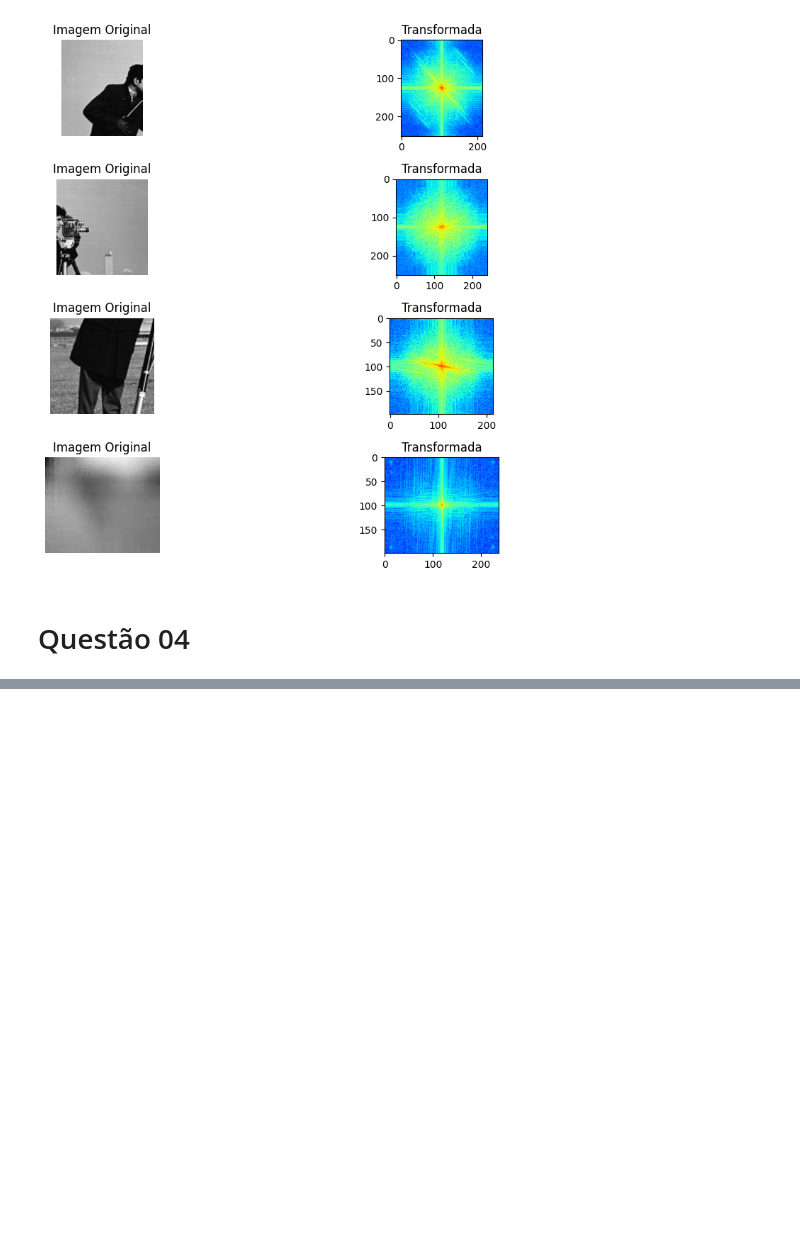
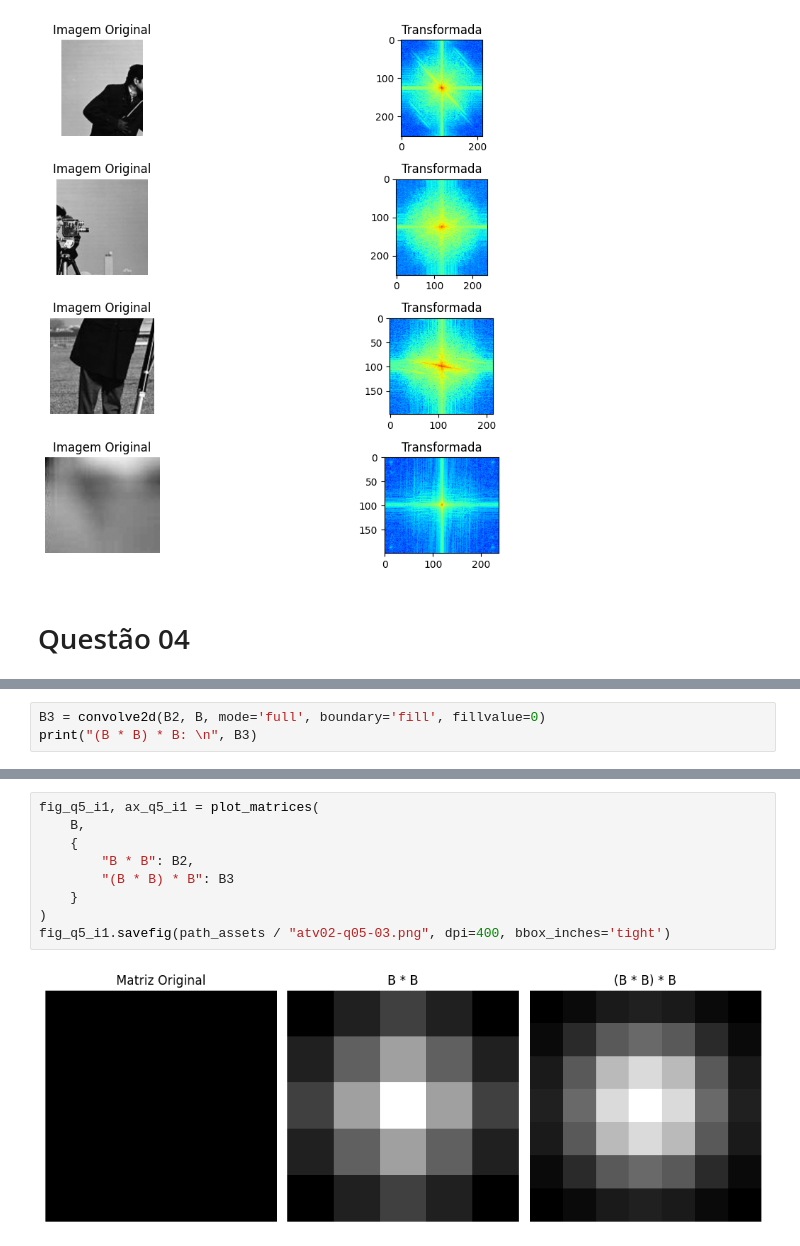
Before and after one commit to Manuelfjr/pdi, a Jupyter notebook: notebooks/01_atv02_code.ipynb, the cells around one changed output, grey strips where cells are left out. Saved outputs shown, nothing was run; the diff lists cells and outputs as text; blank space fills up the shorter version.

```diff
--- a/notebooks/01_atv02_code.ipynb
+++ b/notebooks/01_atv02_code.ipynb
@@ -189,0 +227,3 @@ Resultado manual com kernel rotacionado:
+# %%
+B3 = convolve2d(B2, B, mode='full', boundary='fill', fillvalue=0)
+print("(B * B) * B: \n", B3)
@@ -189,0 +246,11 @@ Resultado manual com kernel rotacionado:
+# %%
+fig_q5_i1, ax_q5_i1 = plot_matrices(
+    B,
+    {
+        "B * B": B2,
+        "(B * B) * B": B3
+    }
+)
+fig_q5_i1.savefig(path_assets / "atv02-q05-03.png", dpi=400, bbox_inches='tight')
+# %% [output]
+[figure, added]
```
Also changed, not shown: parts of 8 cells of this notebook, 7 other files.
